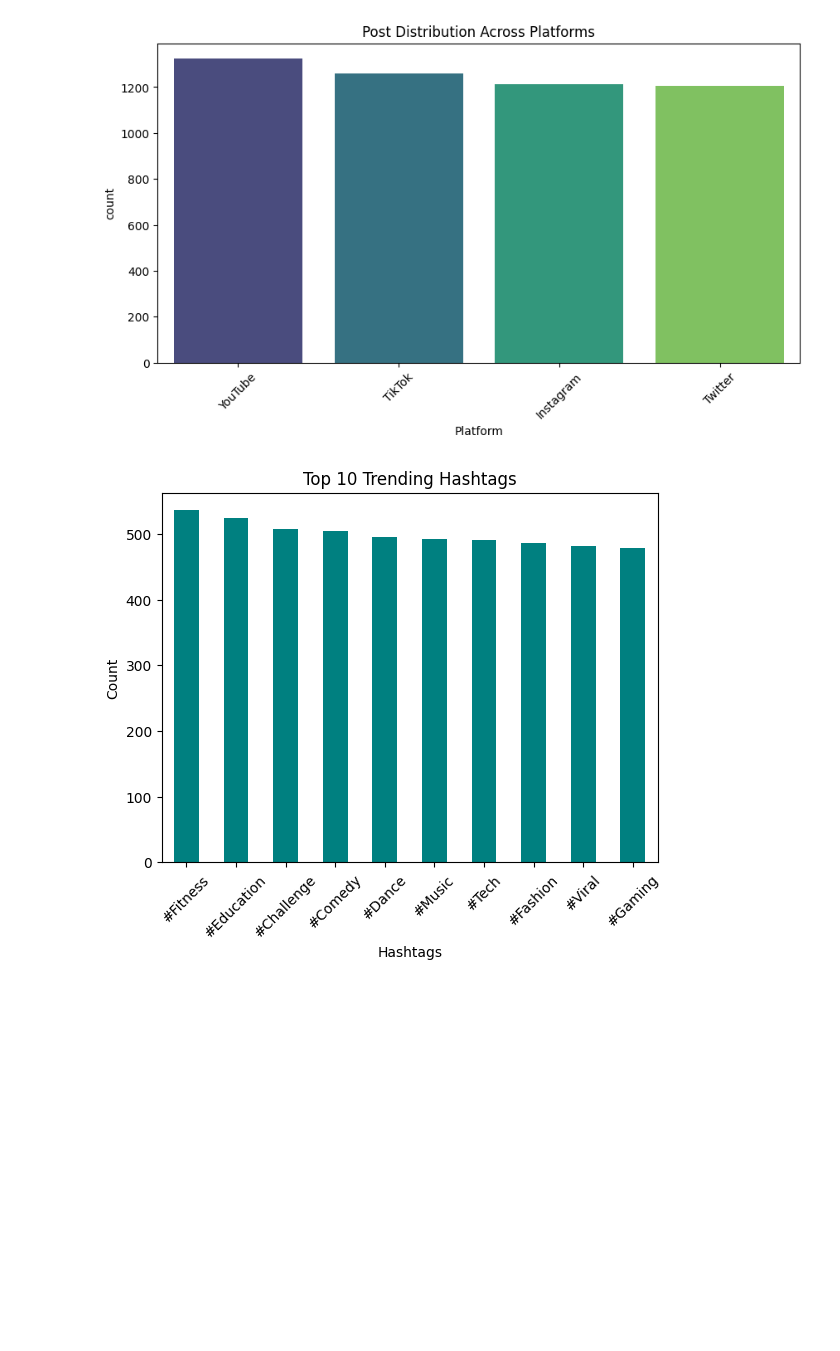
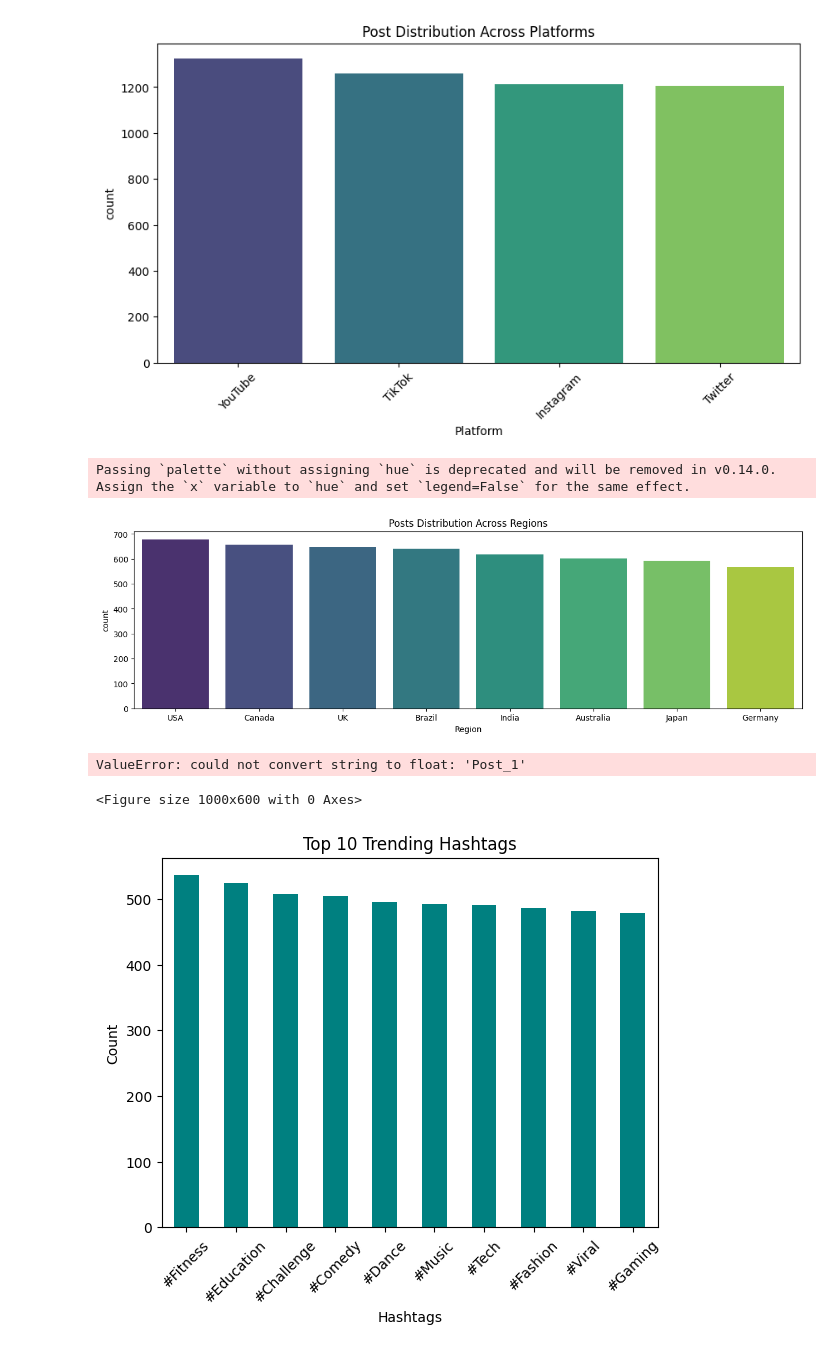
Before and after one commit to Phionanamugga/EDA_Viral_Social_Media_Posts, a Jupyter notebook: viral_social_media_tends.ipynb, the cells around one changed output. Drawn from its saved outputs; the diff is of its cells as text; code cells hidden in the pictures; blank space fills up the shorter version.

```diff
--- a/viral_social_media_tends.ipynb
+++ b/viral_social_media_tends.ipynb
@@ -107,6 +278,25 @@ plt.show()
 # %% [output]
 Passing `palette` without assigning `hue` is deprecated and will be removed in v0.14.0. Assign the `x` variable to `hue` and set `legend=False` for the same effect.
 [figure]
+# %%
+#Region based analysis
+plt.figure(figsize=(15,4))
+sns.countplot(data=df, x='Region', order=df['Region'].value_counts().index, palette='viridis')
+plt.title("Posts Distribution Across Regions")
+plt.show()
+# %% [output]
+Passing `palette` without assigning `hue` is deprecated and will be removed in v0.14.0. Assign the `x` variable to `hue` and set `legend=False` for the same effect.
+[figure, added]
+# %%
+#bivariate analysis
+# Correlation matrix
+plt.figure(figsize=(10, 6))
+sns.heatmap(df.corr(), annot=True, cmap='viridis')
+plt.title('Correlation Matrix')
+plt.show()
+# %% [output]
+ValueError: could not convert string to float: 'Post_1'
+<Figure size 1000x600 with 0 Axes>
 # %%
 # Shows top 10 trending hashtags
 top_hashtags = df['Hashtag'].value_counts().head(10)
```
Also changed, not shown: parts of 18 cells of this notebook.
